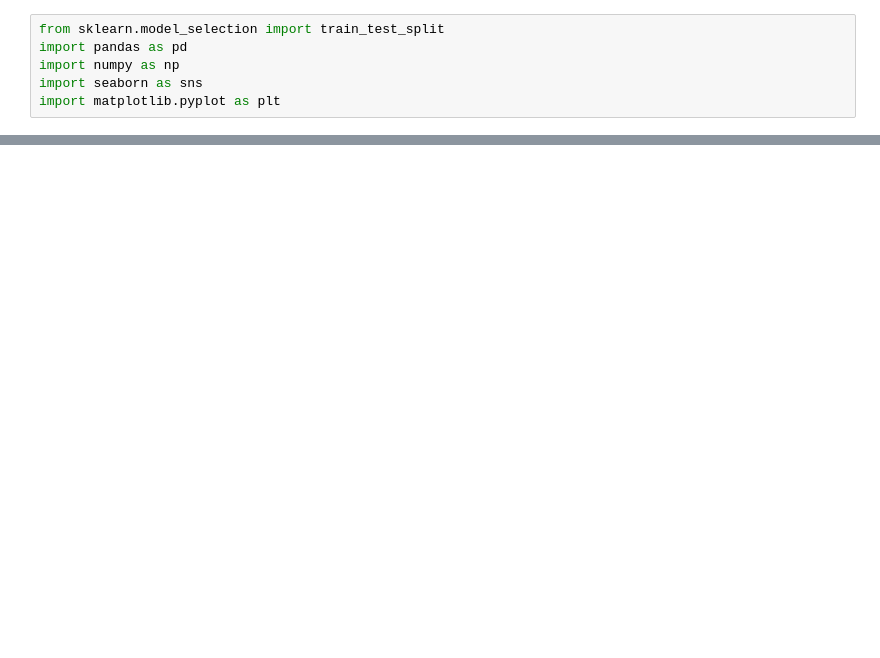
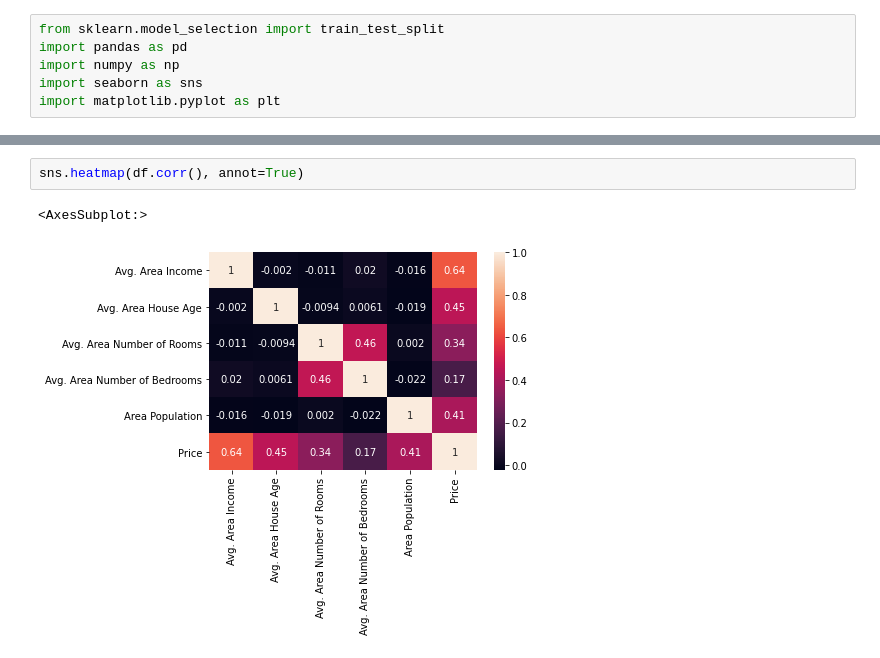
Before and after one commit to Anton6896/Machine_Learning, a Jupyter notebook: ml/linear_regression/lin_reg_1.ipynb, the cells around one changed output, grey strips where cells are left out. Cells and saved outputs as stored; diff of their text form; blank space fills up the shorter version.

```diff
--- a/ml/linear_regression/lin_reg_1.ipynb
+++ b/ml/linear_regression/lin_reg_1.ipynb
@@ -16,0 +31,5 @@ df.head()
+# %%
+sns.heatmap(df.corr(), annot=True)
+# %% [output]
+<AxesSubplot:>
+[figure, added]
```
Also changed, not shown: parts of 2 cells of this notebook, 2 other files.
